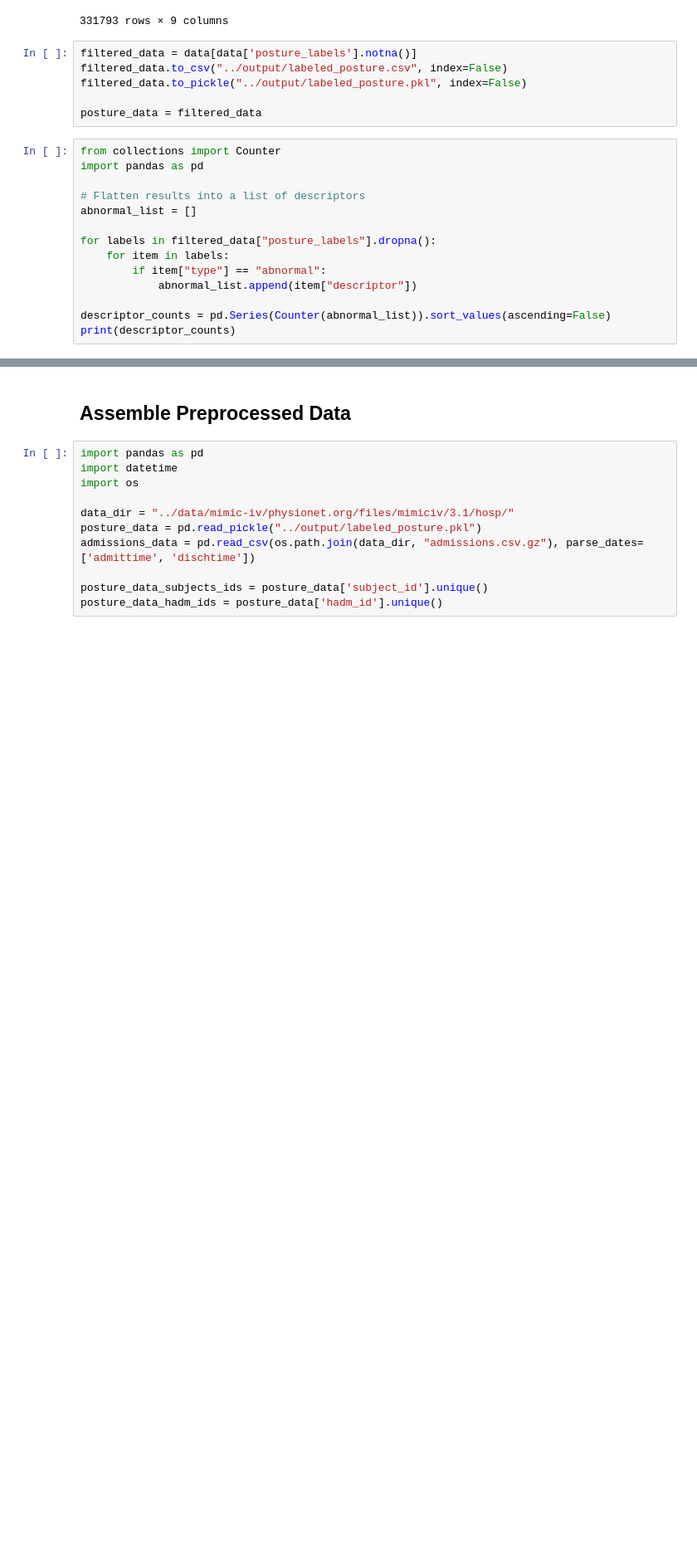
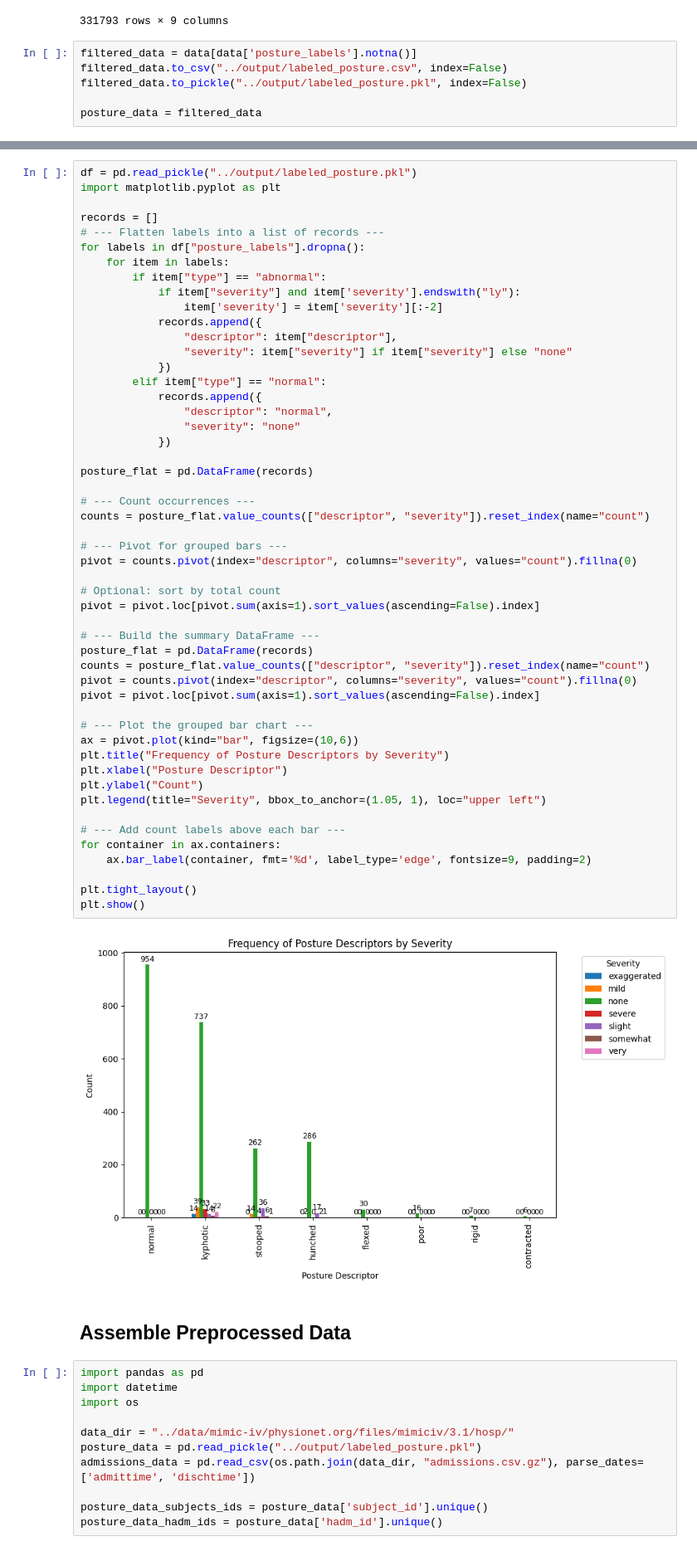
Before and after one commit to khelmr/posture_mddatathon_2025, a Jupyter notebook: scripts/nlp.ipynb, the cells around one changed output, grey strips where cells are left out. Shown at 83% size. Cells and saved outputs as stored; diff of their text form; blank space fills up the shorter version.

```diff
--- a/scripts/nlp.ipynb
+++ b/scripts/nlp.ipynb
@@ -254,17 +274,3 @@ filtered_data.to_csv("../output/labeled_posture.csv", index=False)
 filtered_data.to_pickle("../output/labeled_posture.pkl", index=False)
 
 posture_data = filtered_data
-# %%
-from collections import Counter
-import pandas as pd
-
-# Flatten results into a list of descriptors
-abnormal_list = []
-
-for labels in filtered_data["posture_labels"].dropna():
-    for item in labels:
-        if item["type"] == "abnormal":
-            abnormal_list.append(item["descriptor"])
-
-descriptor_counts = pd.Series(Counter(abnormal_list)).sort_values(ascending=False)
-print(descriptor_counts)
@@ -284,3 +277,56 @@ print(len(filtered_data['subject_id'].unique()))
+# %%
+df = pd.read_pickle("../output/labeled_posture.pkl")
+import matplotlib.pyplot as plt
+
+records = []
+# --- Flatten labels into a list of records ---
+for labels in df["posture_labels"].dropna():
+    for item in labels:
+        if item["type"] == "abnormal":
+            if item["severity"] and item['severity'].endswith("ly"):
+                item['severity'] = item['severity'][:-2]
+            records.append({
+                "descriptor": item["descriptor"],
+                "severity": item["severity"] if item["severity"] else "none"
+            })
+        elif item["type"] == "normal":
+            records.append({
+                "descriptor": "normal",
+                "severity": "none"
+            })
+
+posture_flat = pd.DataFrame(records)
+
+# --- Count occurrences ---
+counts = posture_flat.value_counts(["descriptor", "severity"]).reset_index(name="count")
+
+# --- Pivot for grouped bars ---
+pivot = counts.pivot(index="descriptor", columns="severity", values="count").fillna(0)
+
+# Optional: sort by total count
+pivot = pivot.loc[pivot.sum(axis=1).sort_values(ascending=False).index]
+
+# --- Build the summary DataFrame ---
+posture_flat = pd.DataFrame(records)
+counts = posture_flat.value_counts(["descriptor", "severity"]).reset_index(name="count")
+pivot = counts.pivot(index="descriptor", columns="severity", values="count").fillna(0)
+pivot = pivot.loc[pivot.sum(axis=1).sort_values(ascending=False).index]
+
+# --- Plot the grouped bar chart ---
+ax = pivot.plot(kind="bar", figsize=(10,6))
+plt.title("Frequency of Posture Descriptors by Severity")
+plt.xlabel("Posture Descriptor")
+plt.ylabel("Count")
+plt.legend(title="Severity", bbox_to_anchor=(1.05, 1), loc="upper left")
+
+# --- Add count labels above each bar ---
+for container in ax.containers:
+    ax.bar_label(container, fmt='%d', label_type='edge', fontsize=9, padding=2)
+
+plt.tight_layout()
+plt.show()
+# %% [output]
+[figure, added]
 # %% [markdown]
 ## Assemble Preprocessed Data
 # %%
```
Also changed, not shown: parts of 5 cells of this notebook, 1 other file.
